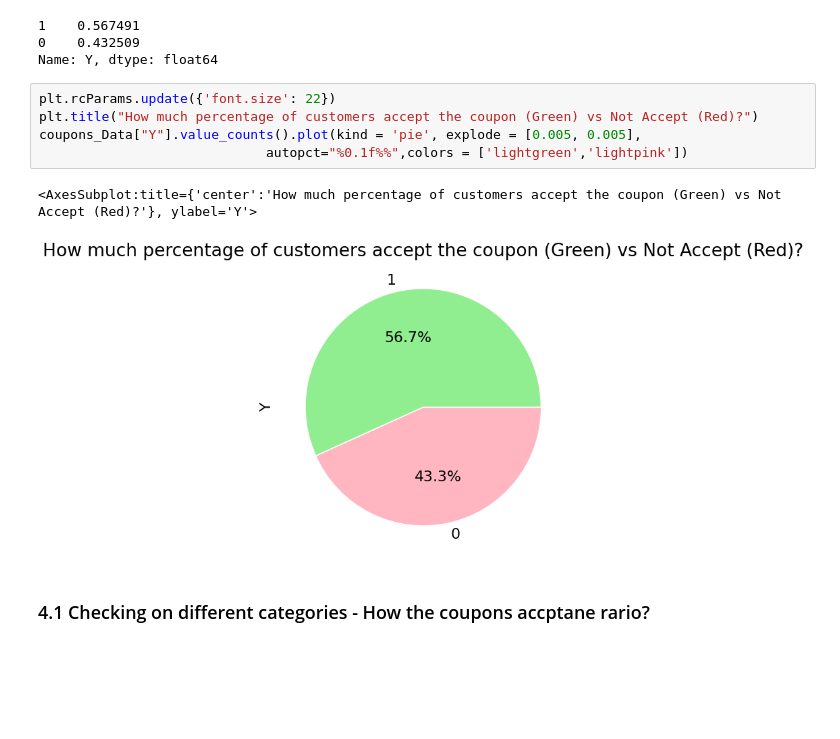
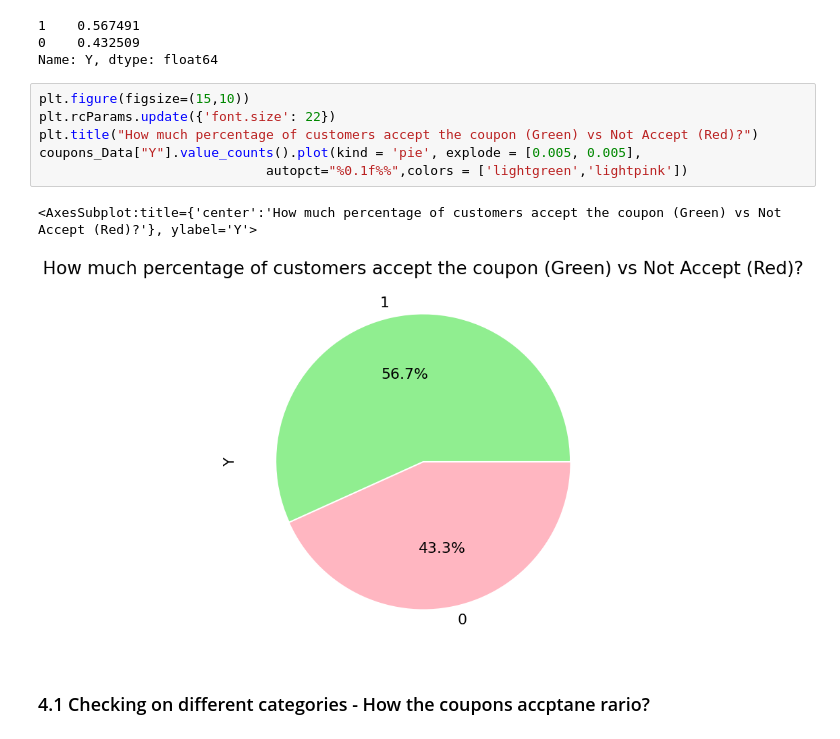
Before and after one commit to Arasu/Customer-Accept-the-Coupon, a Jupyter notebook: Coupon_recommendations.ipynb, the cells around one changed output. Cells and saved outputs as stored; diff of their text form; blank space fills up the shorter version.

```diff
--- a/Coupon_recommendations.ipynb
+++ b/Coupon_recommendations.ipynb
@@ -253,13 +275,14 @@ coupons_Data["Y"].value_counts(normalize=True)
 0    0.432509
 Name: Y, dtype: float64
 # %%
+plt.figure(figsize=(15,10))
 plt.rcParams.update({'font.size': 22})
 plt.title("How much percentage of customers accept the coupon (Green) vs Not Accept (Red)?")
 coupons_Data["Y"].value_counts().plot(kind = 'pie', explode = [0.005, 0.005],
                              autopct="%0.1f%%",colors = ['lightgreen','lightpink'])
 # %% [output]
 <AxesSubplot:title={'center':'How much percentage of customers accept the coupon (Green) vs Not Accept (Red)?'}, ylabel='Y'>
-[figure, old version]
+[figure, new version]
 # %% [markdown]
 ### 4.1 Checking on different categories - How the coupons accptane rario?
 # %% [markdown]
```
Also changed, not shown: parts of 12 cells of this notebook.
